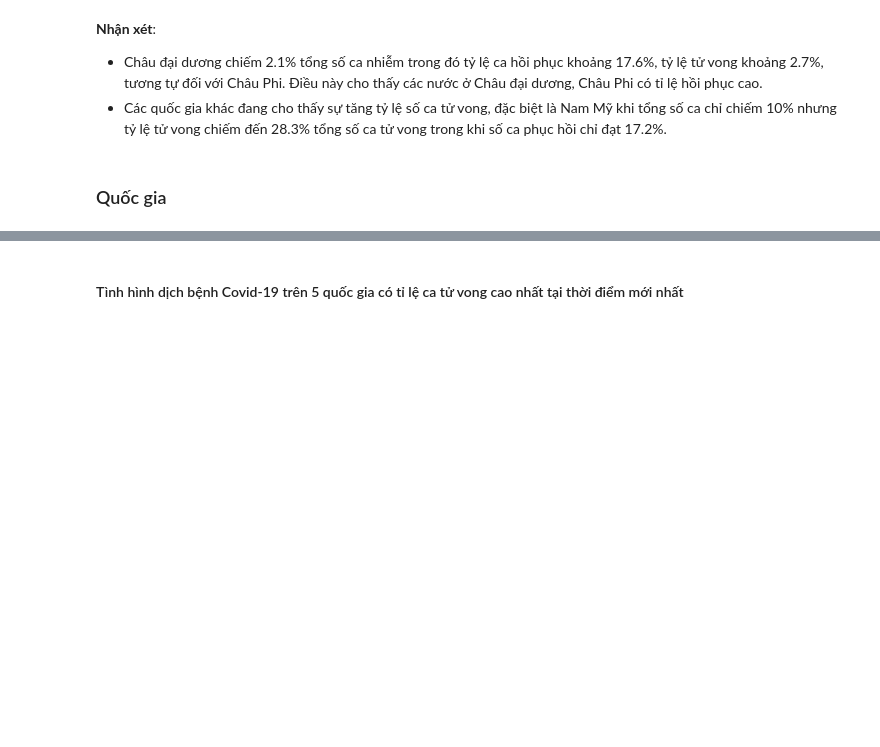
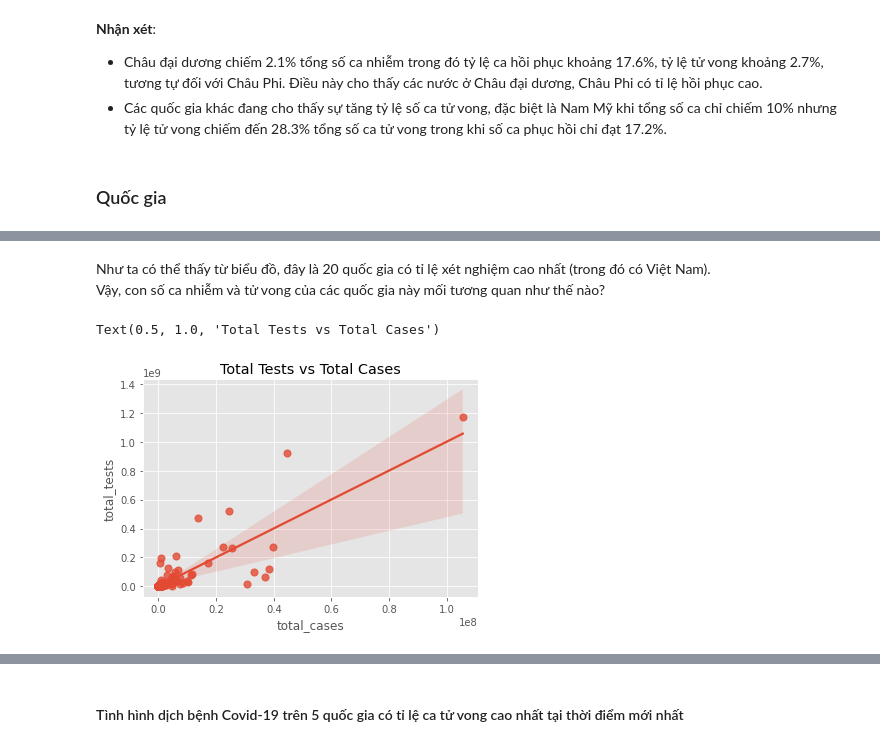
Before and after one commit to vntan/Covid-19-Analysis, a Jupyter notebook: Lab01.ipynb, the cells around one changed output, grey strips where cells are left out. Cells and saved outputs as stored; diff of their text form; code cells hidden in the pictures; blank space fills up the shorter version.

```diff
--- a/Lab01.ipynb
+++ b/Lab01.ipynb
@@ -363,0 +491,9 @@ fig.tight_layout()
+# %% [markdown]
+Như ta có thể thấy từ biểu đồ, đây là 20 quốc gia có tỉ lệ xét nghiệm cao nhất (trong đó có Việt Nam). \
+Vậy, con số ca nhiễm và tử vong của các quốc gia này mối tương quan như thế nào?
+# %%
+sns.regplot(x='total_cases', y='total_tests', data=test_percent_df, scatter_kws={"s": 50})
+plt.title('Total Tests vs Total Cases')
+# %% [output]
+Text(0.5, 1.0, 'Total Tests vs Total Cases')
+[figure, added]
```
Also changed, not shown: parts of 24 cells of this notebook.
